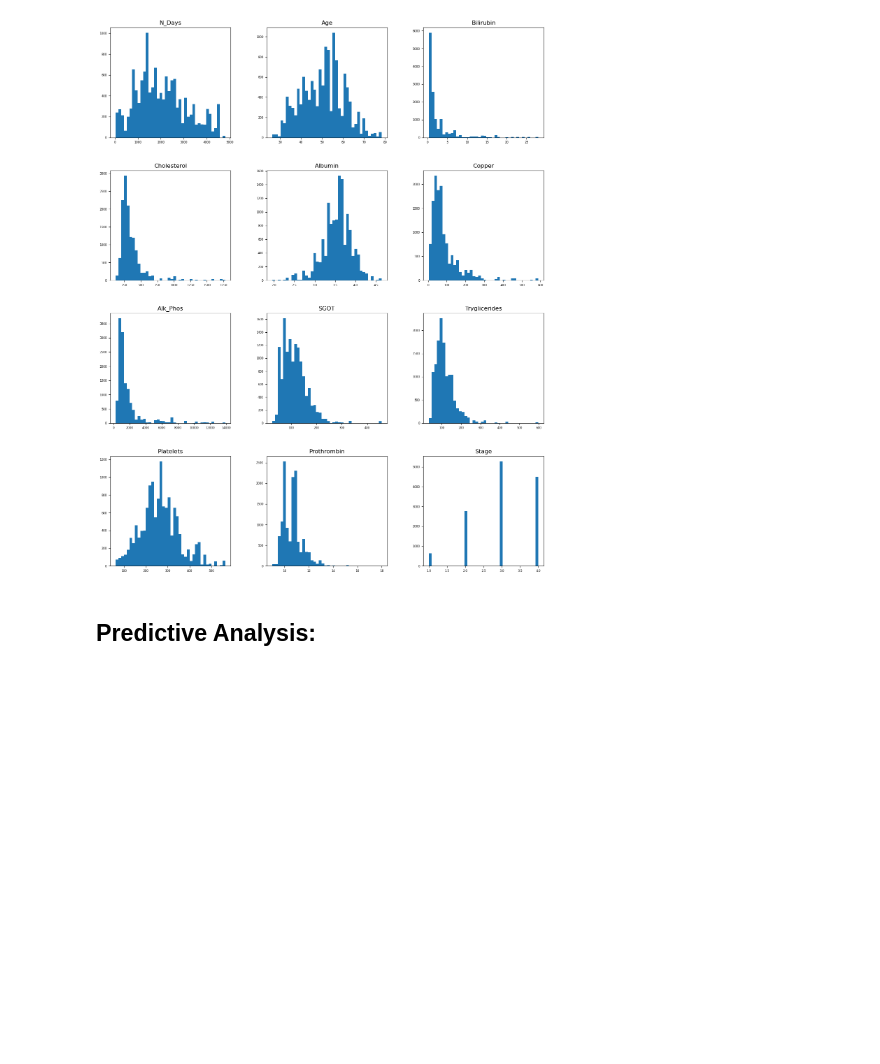
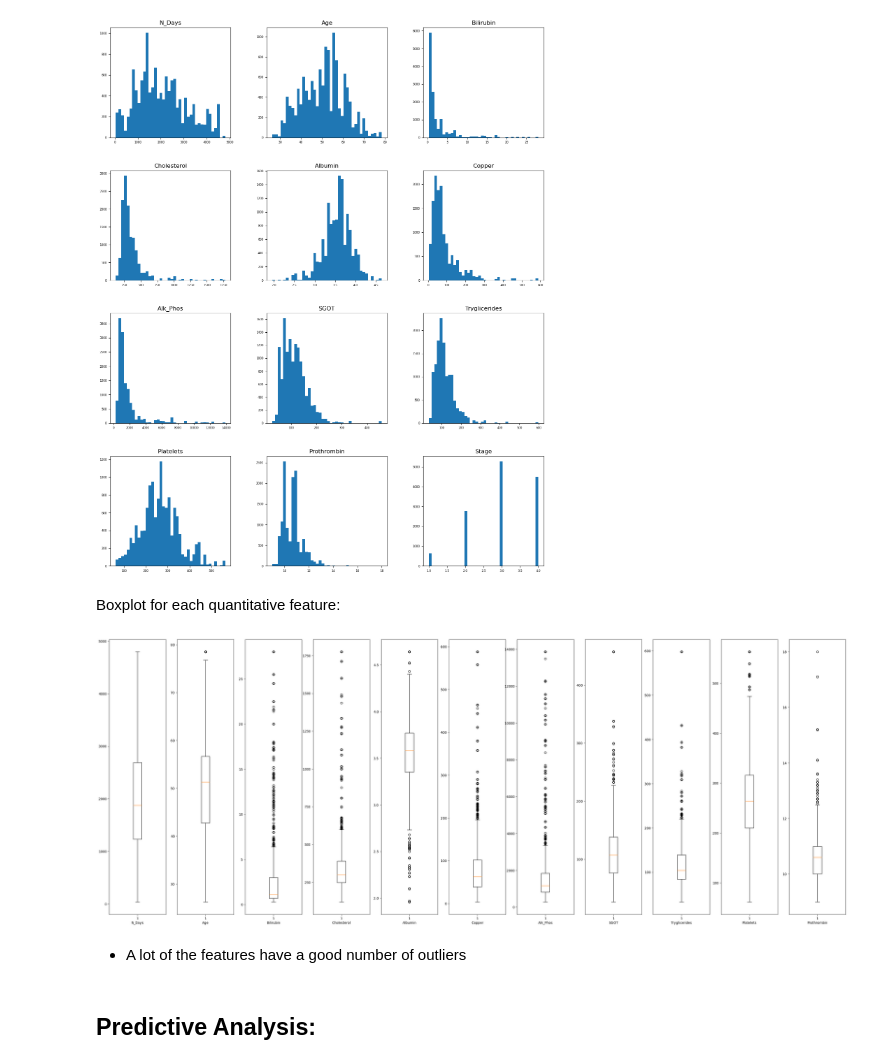
Before and after one commit to BrandonDioneda/Multi-Class-Prediction-of-Cirrhosis-Outcomes, a Jupyter notebook: cirrhosis.ipynb, the cells around one changed output. Cells and saved outputs as stored; diff of their text form; code cells hidden in the pictures; blank space fills up the shorter version.

```diff
--- a/cirrhosis.ipynb
+++ b/cirrhosis.ipynb
@@ -190,6 +190,20 @@ for row in ax:
         subplot.grid(False)
 # %% [output]
 [figure]
+# %% [markdown]
+Boxplot for each quantitative feature:
+# %%
+fig, axes = plt.subplots(1, len(numeric_feats), figsize=(40,15))
+
+for i, v in enumerate(numeric_feats):
+    axes[i].boxplot(data[v])
+    axes[i].set_xlabel(v)
+
+plt.show()
+# %% [output]
+[figure, added]
+# %% [markdown]
+- A lot of the features have a good number of outliers
 # %% [markdown]
 ## Predictive Analysis:
 # %%
```
Also changed, not shown: parts of 35 cells of this notebook, 1 other file.
